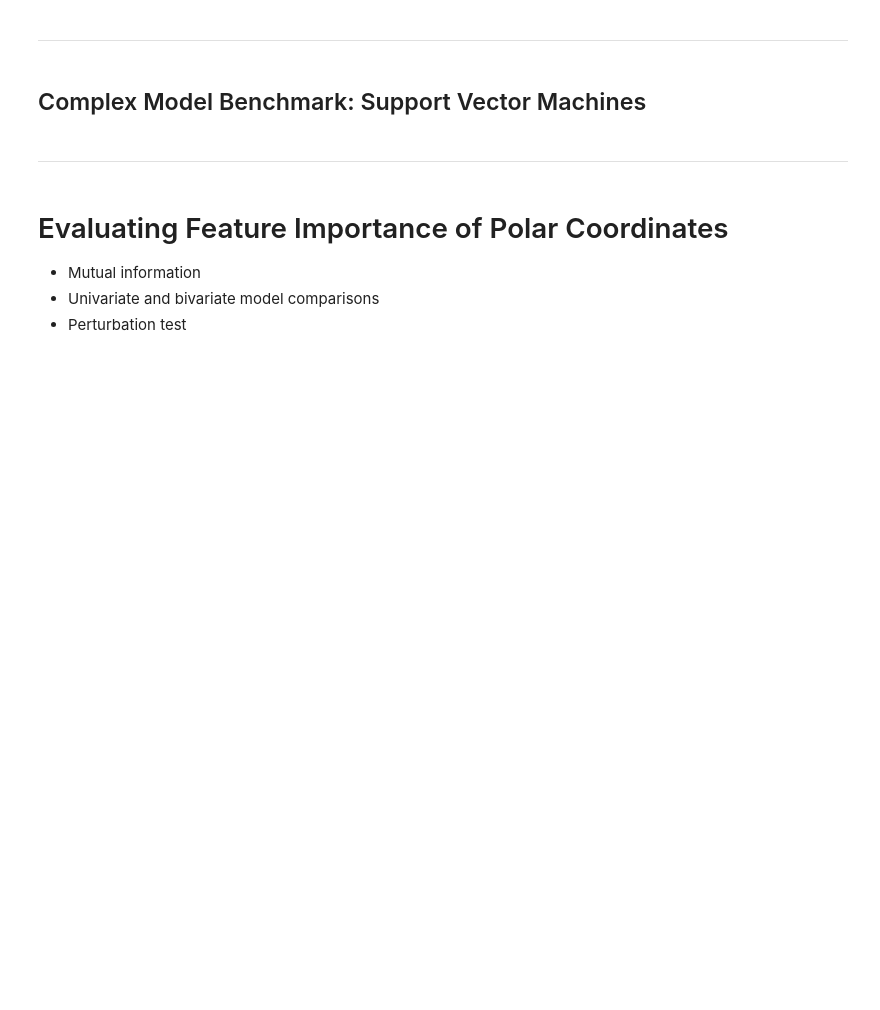
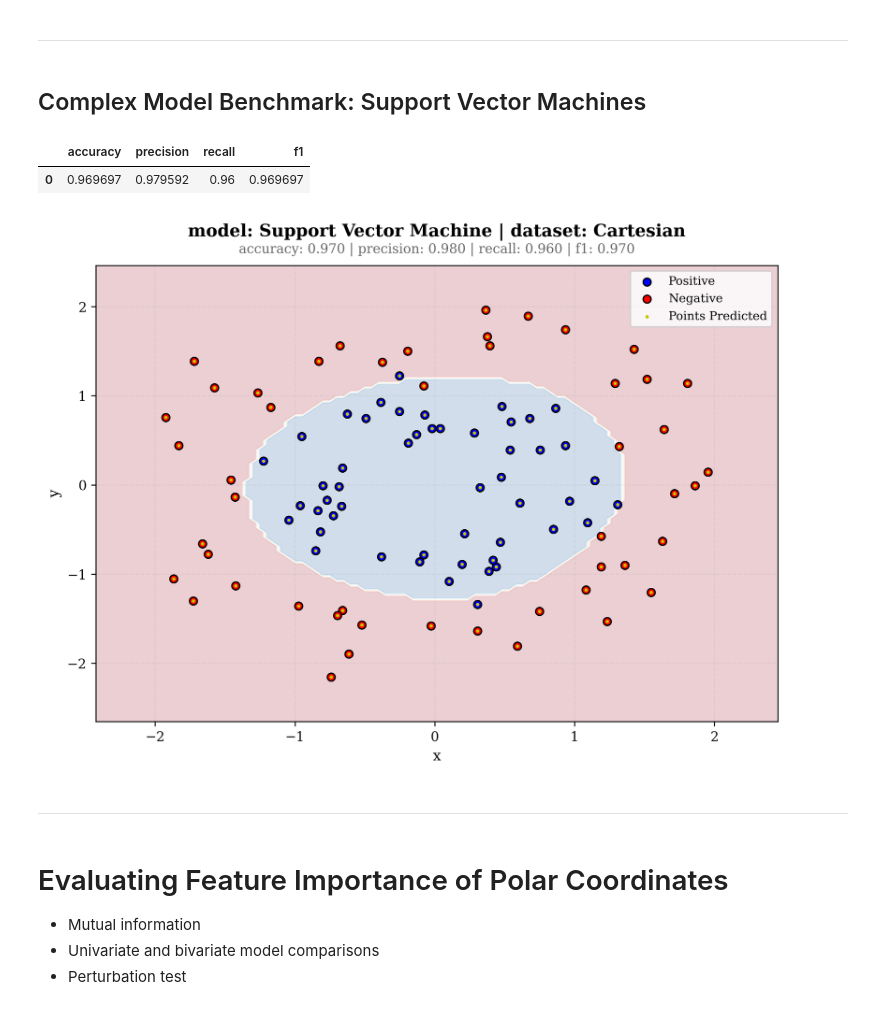
Before and after one commit to apsket/feature-representation-vs-model-complexity, a Jupyter notebook: notebooks/02_feature_engineering.ipynb, the cells around one changed output. Saved outputs shown, nothing was run; the diff lists cells and outputs as text; code cells hidden in the pictures; blank space fills up the shorter version.

Commit message:
Add SVM model implementation and corresponding figure

```diff
--- a/notebooks/02_feature_engineering.ipynb
+++ b/notebooks/02_feature_engineering.ipynb
@@ -205,3 +206,26 @@ plot_manager.handle(cos_sqd_data_fig, name='curvilinear_logi_regr_rectangular')
 ---------------------
 # %% [markdown]
 ## Complex Model Benchmark: Support Vector Machines
+# %%
+svm_model = train_svm(dataset.X, dataset.y)
+# %%
+svm_metrics = ModelMetrics(
+    model_name='Support Vector Machine', dataset_name='Cartesian',
+    response=dataset.y, estimated_response=svm_model.predict(dataset.X)
+)
+svm_metrics.compute_metrics()
+svm_metrics.to_pandas()
+# %% [output]
+|  | accuracy | precision | recall | f1 |
+| 0 | 0.969697 | 0.979592 | 0.96 | 0.969697 |
+# %%
+fig, ax = plot_decision_boundary(
+    model=svm_model, X=dataset.X, y=dataset.y,
+    prediction_domain=grid_cartesian, grid_x=grid_x, grid_y=grid_y,
+    title=fr'model: {svm_metrics.metadata['model']} | dataset: {svm_metrics.metadata['dataset']}',
+    metrics=svm_metrics.to_dict(),
+)
+
+display(fig)
+# %% [output]
+[figure, added]
```
Also changed, not shown: parts of 2 cells of this notebook, 2 other files.
